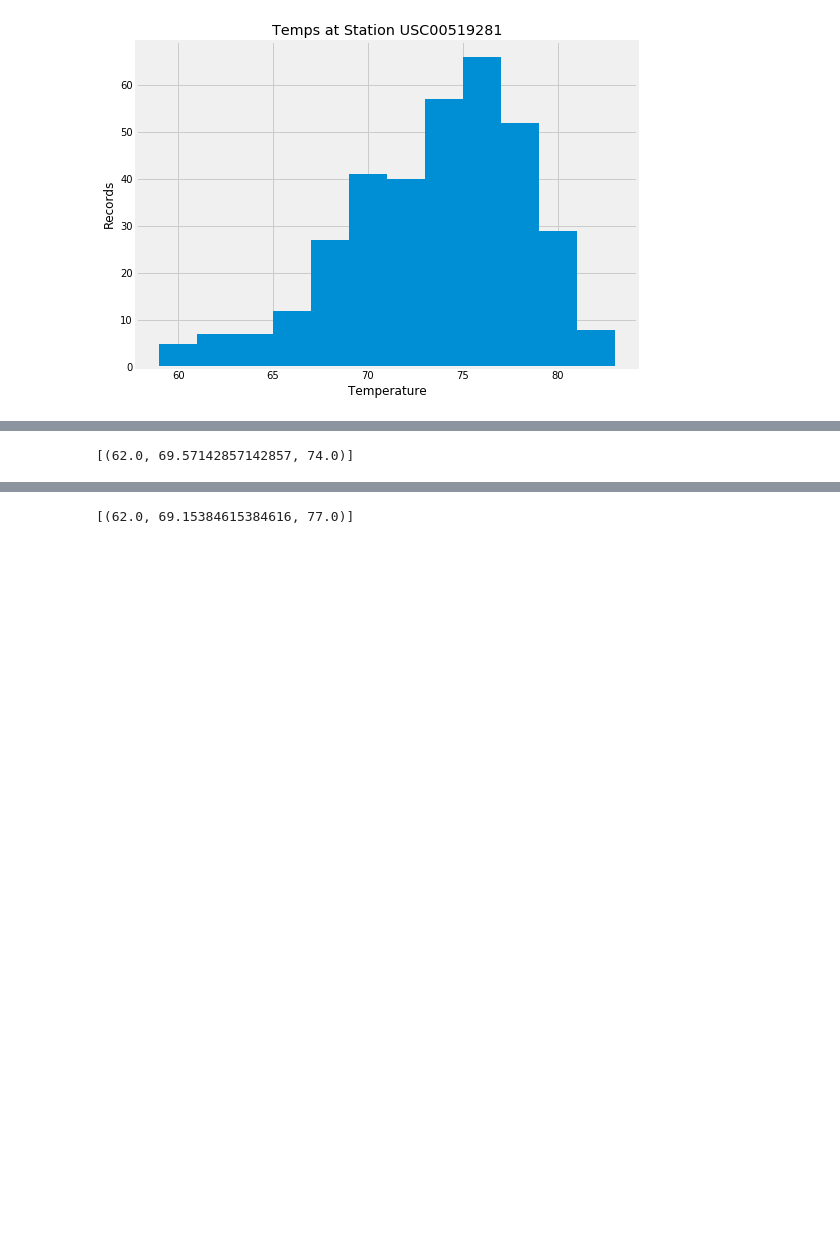
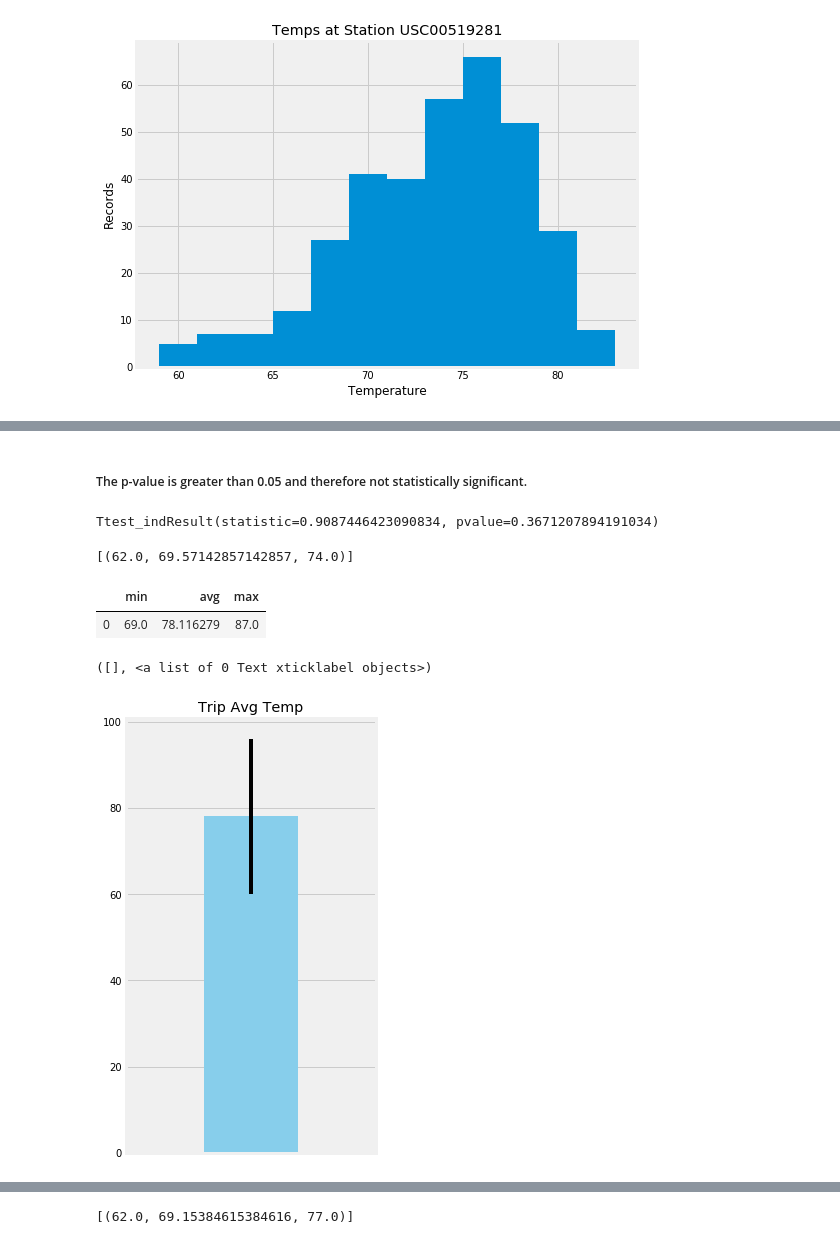
Before and after one commit to hal-pemulis/sqlalchemy-challenge, a Jupyter notebook: Code/climate_data.ipynb, the cells around one changed output, grey strips where cells are left out. Cells and saved outputs as stored; diff of their text form; code cells hidden in the pictures; blank space fills up the shorter version.

Commit message:
Added t-test and rain/temp graphs

```diff
--- a/Code/climate_data.ipynb
+++ b/Code/climate_data.ipynb
@@ -243,3 +185,14 @@ Now that you have completed your initial analysis, design a Flask API based on t
+# %% [markdown]
+##### The p-value is greater than 0.05 and therefore not statistically significant.
+# %%
+# Import stats
+import scipy.stats as st
+
+# Run unpaired t-test
+# Unpaired because the comparing two seperate months across all recorded years, not one year
+st.ttest_ind(june_means, dec_means)
+# %% [output]
+Ttest_indResult(statistic=0.9087446423090834, pvalue=0.3671207894191034)
 # %%
 # This function called `calc_temps` will accept start date and end date in the format '%Y-%m-%d'
 # and return the minimum, average, and maximum temperatures for that range of dates
@@ -264,8 +214,21 @@ print(calc_temps('2012-02-28', '2012-03-05'))
 # %%
 # Use your previous function `calc_temps` to calculate the tmin, tavg, and tmax
 # for your trip using the previous year's data for those same dates.
+temps = calc_temps('2017-07-01', '2017-07-14')[0]
+trip_temps = {'min':[temps[0]],'avg':[temps[1]],'max':[temps[2]]}
+trip_temps_df = pd.DataFrame(trip_temps)
+trip_temps_df
+# %% [output]
+|  | min | avg | max |
+| 0 | 69.0 | 78.116279 | 87.0 |
 # %%
 # Plot the results from your previous query as a bar chart.
 # Use "Trip Avg Temp" as your Title
 # Use the average temperature for the y value
 # Use the peak-to-peak (tmax-tmin) value as the y error bar (yerr)
+error = trip_temps_df['max'] - trip_temps_df['min']
+trip_temps_df['avg'].plot.bar(title='Trip Avg Temp',figsize=(4,8),color='skyblue',width=.3,yerr=error)
+plt.xticks([])
+# %% [output]
+([], <a list of 0 Text xticklabel objects>)
+[figure, added]
```
Also changed, not shown: parts of 9 cells of this notebook.
